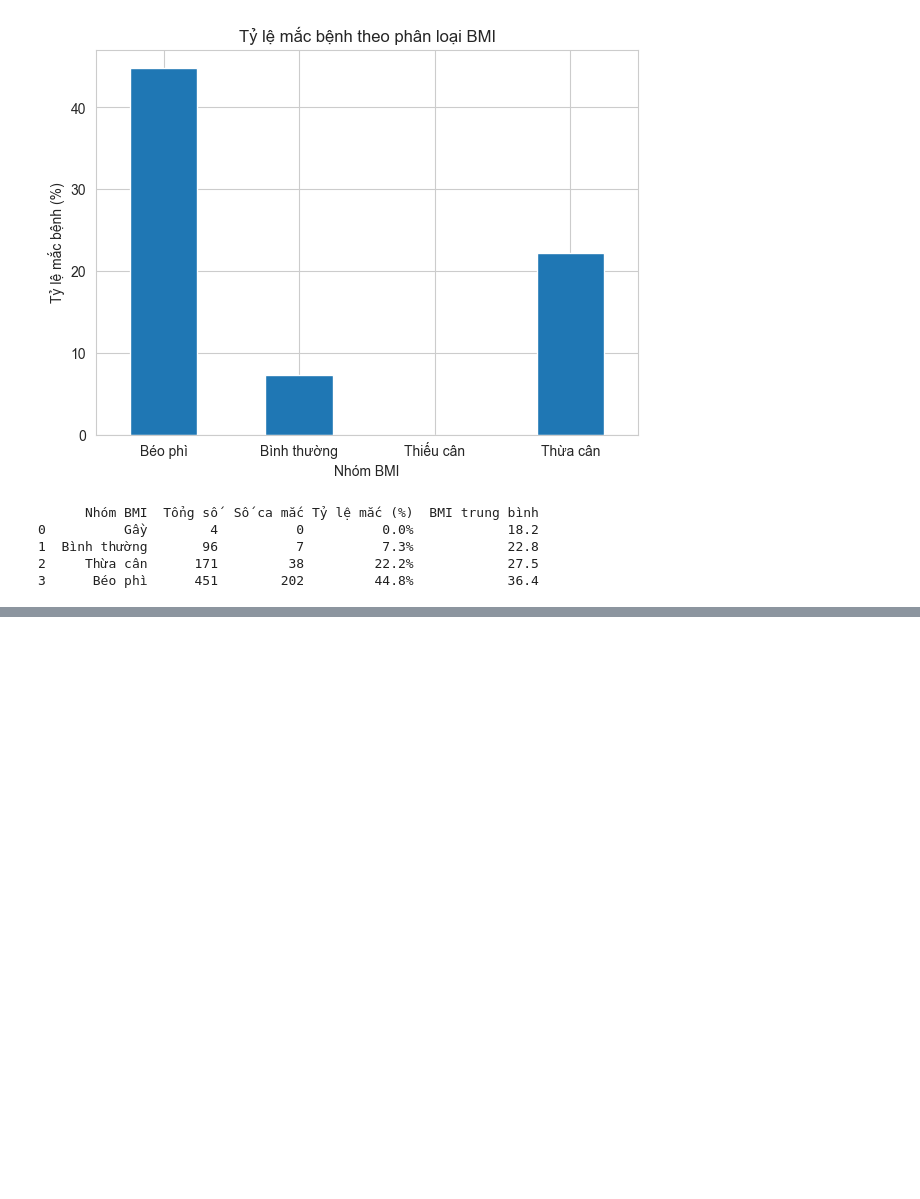
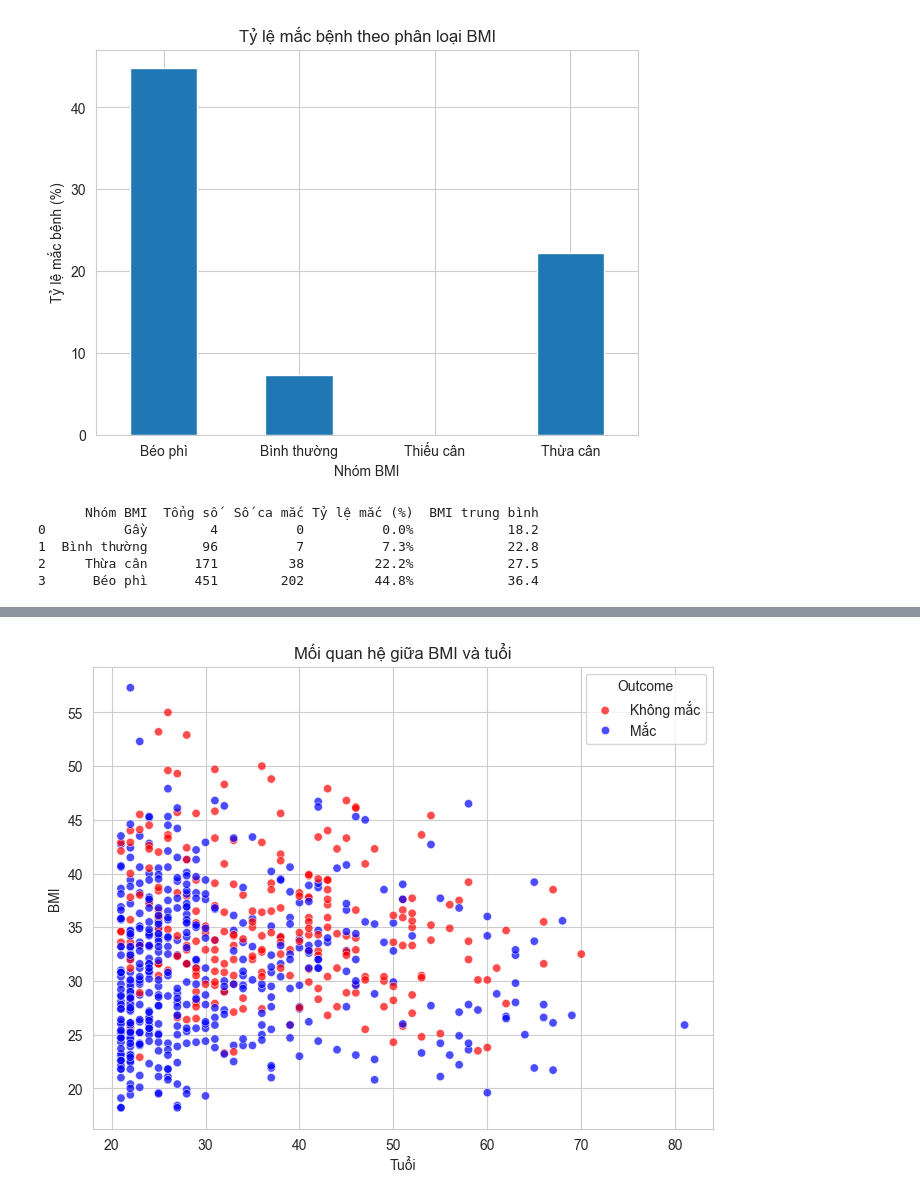
Before and after one commit to LeQuocBinh25/ThucHanh-TTNT, a Jupyter notebook: index.ipynb, the cells around one changed output, grey strips where cells are left out. Drawn from its saved outputs; the diff is of its cells as text; code cells hidden in the pictures; blank space fills up the shorter version.

```diff
--- a/index.ipynb
+++ b/index.ipynb
@@ -535,0 +559,25 @@ print(summary_table)
+# %%
+import seaborn as sns
+import matplotlib.pyplot as plt
+
+df_plot = df_final.copy()
+
+plt.figure(figsize=(8,6))
+
+sns.scatterplot(
+    data=df_plot,
+    x='Age',
+    y='BMI',
+    hue='Outcome',
+    palette=['blue','red'],
+    alpha=0.7
+)
+
+plt.title("Mối quan hệ giữa BMI và tuổi")
+plt.xlabel("Tuổi")
+plt.ylabel("BMI")
+plt.legend(title="Outcome", labels=["Không mắc", "Mắc"])
+
+plt.show()
+# %% [output]
+[figure, added]
```
Also changed, not shown: parts of 11 cells of this notebook.
